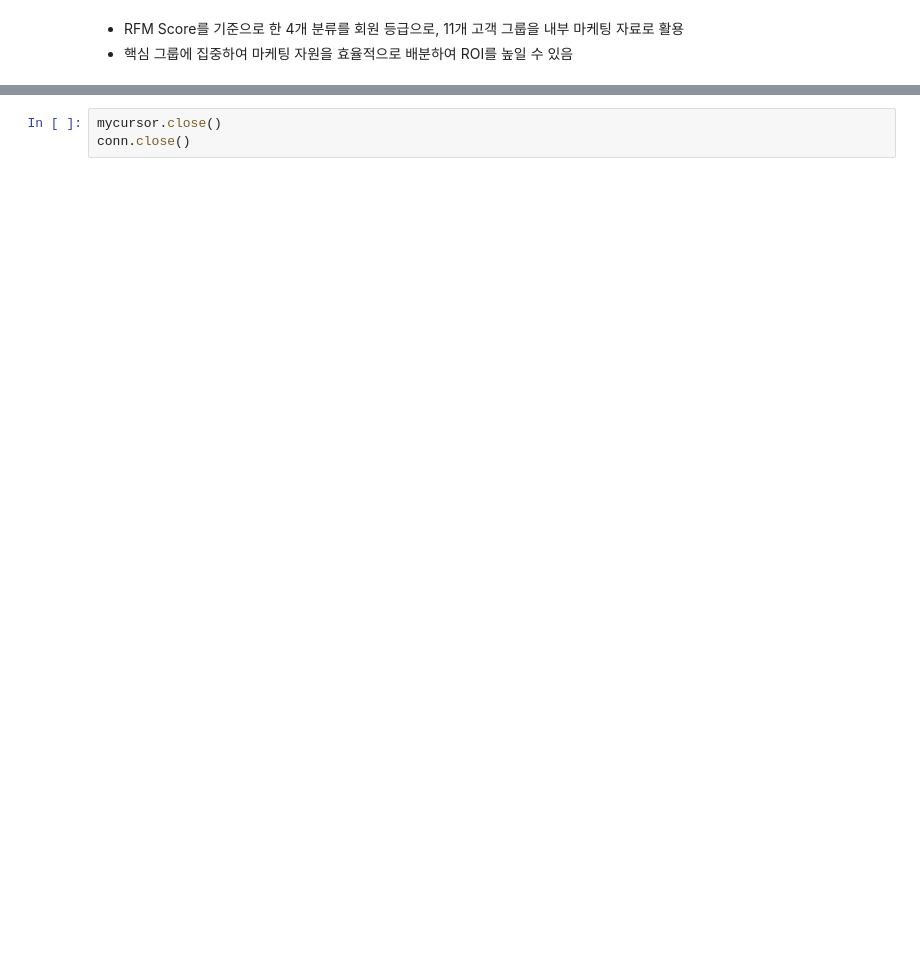
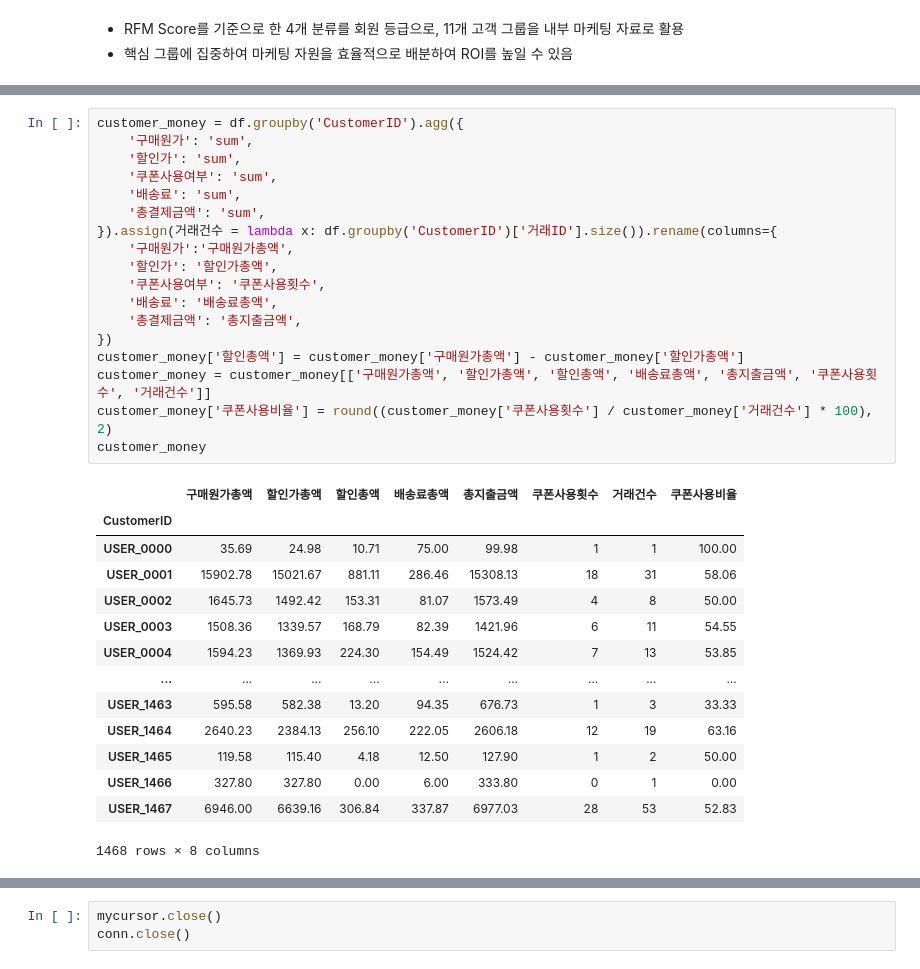
Before and after one commit to buzziru/ML_COMMERCE, a Jupyter notebook: eda/02_RFM Analysis_CIG.ipynb, the cells around one changed output, grey strips where cells are left out. Saved outputs shown, nothing was run; the diff lists cells and outputs as text; blank space fills up the shorter version.

```diff
--- a/eda/02_RFM Analysis_CIG.ipynb
+++ b/eda/02_RFM Analysis_CIG.ipynb
@@ -1021,0 +1103,33 @@ Name: count, dtype: int64
+# %%
+customer_money = df.groupby('CustomerID').agg({
+    '구매원가': 'sum',
+    '할인가': 'sum',
+    '쿠폰사용여부': 'sum',
+    '배송료': 'sum',
+    '총결제금액': 'sum',
+}).assign(거래건수 = lambda x: df.groupby('CustomerID')['거래ID'].size()).rename(columns={
+    '구매원가':'구매원가총액',
+    '할인가': '할인가총액',
+    '쿠폰사용여부': '쿠폰사용횟수',
+    '배송료': '배송료총액',
+    '총결제금액': '총지출금액',
+})
+customer_money['할인총액'] = customer_money['구매원가총액'] - customer_money['할인가총액']
+customer_money = customer_money[['구매원가총액', '할인가총액', '할인총액', '배송료총액', '총지출금액', '쿠폰사용횟수', '거래건수']]
+customer_money['쿠폰사용비율'] = round((customer_money['쿠폰사용횟수'] / customer_money['거래건수'] * 100), 2)
+customer_money
+# %% [output]
+|  | 구매원가총액 | 할인가총액 | 할인총액 | 배송료총액 | 총지출금액 | 쿠폰사용횟수 | 거래건수 | 쿠폰사용비율 |
+| CustomerID |  |  |  |  |  |  |  |  |
+| USER_0000 | 35.69 | 24.98 | 10.71 | 75.00 | 99.98 | 1 | 1 | 100.00 |
+| USER_0001 | 15902.78 | 15021.67 | 881.11 | 286.46 | 15308.13 | 18 | 31 | 58.06 |
+| USER_0002 | 1645.73 | 1492.42 | 153.31 | 81.07 | 1573.49 | 4 | 8 | 50.00 |
+| USER_0003 | 1508.36 | 1339.57 | 168.79 | 82.39 | 1421.96 | 6 | 11 | 54.55 |
+| USER_0004 | 1594.23 | 1369.93 | 224.30 | 154.49 | 1524.42 | 7 | 13 | 53.85 |
+| ... | ... | ... | ... | ... | ... | ... | ... | ... |
+| USER_1463 | 595.58 | 582.38 | 13.20 | 94.35 | 676.73 | 1 | 3 | 33.33 |
+| USER_1464 | 2640.23 | 2384.13 | 256.10 | 222.05 | 2606.18 | 12 | 19 | 63.16 |
+| USER_1465 | 119.58 | 115.40 | 4.18 | 12.50 | 127.90 | 1 | 2 | 50.00 |
+| USER_1466 | 327.80 | 327.80 | 0.00 | 6.00 | 333.80 | 0 | 1 | 0.00 |
+| USER_1467 | 6946.00 | 6639.16 | 306.84 | 337.87 | 6977.03 | 28 | 53 | 52.83 |
+1468 rows × 8 columns
```
Also changed, not shown: parts of 10 cells of this notebook.
